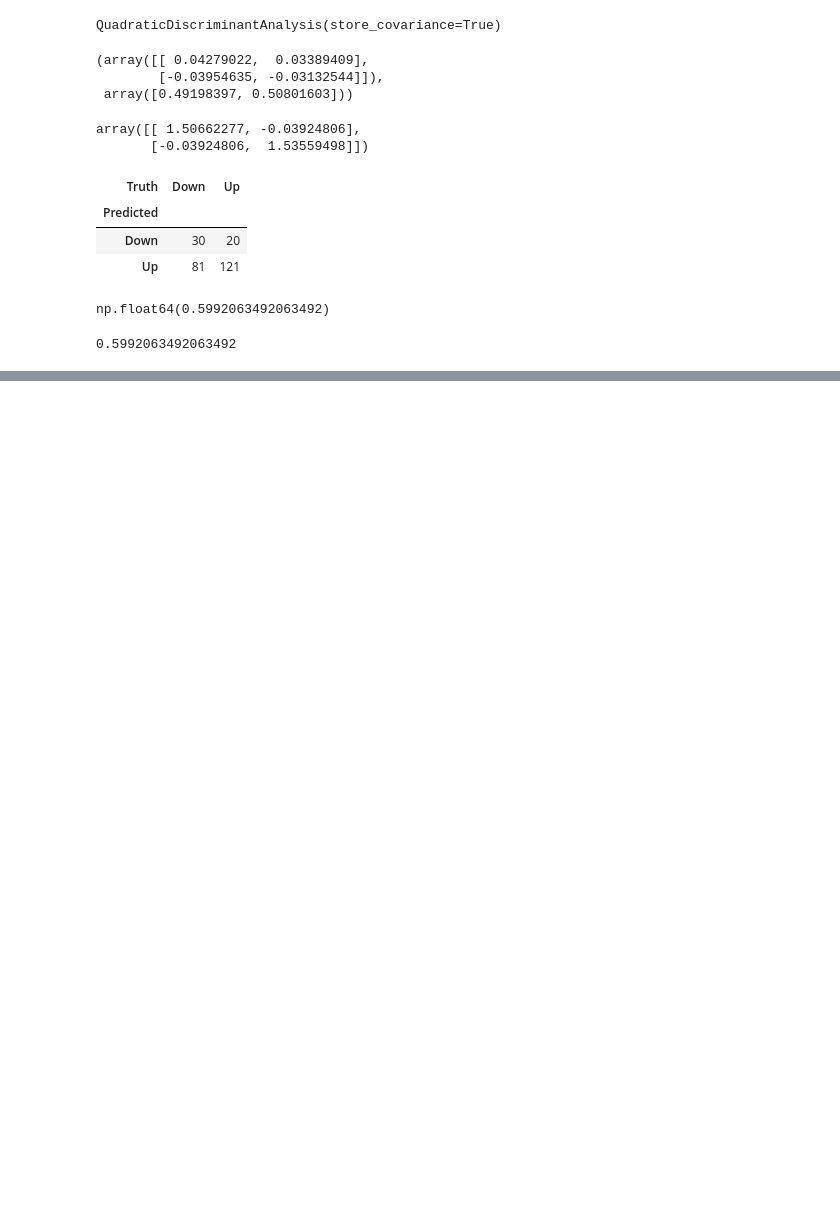
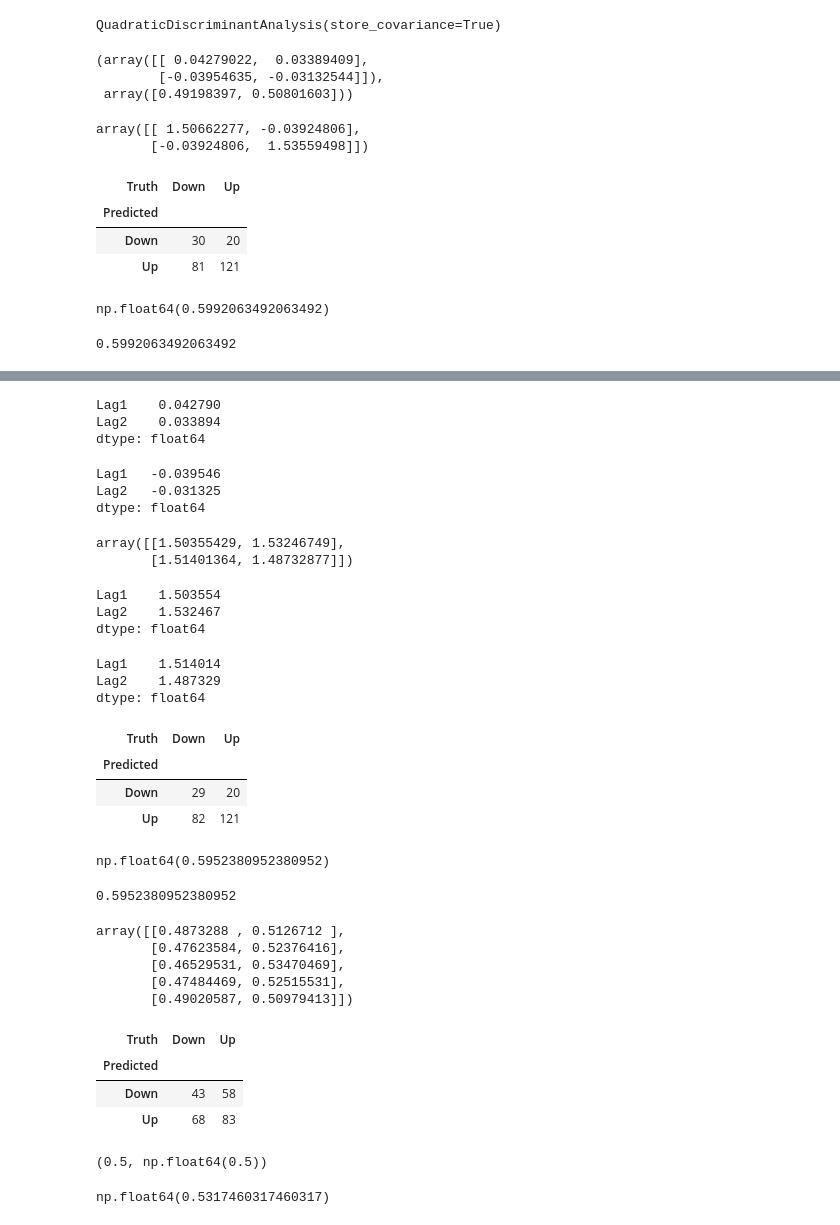
Before and after one commit to aravisv/islp-learning, a Jupyter notebook: Chapter_04_Classification/exercise_code/lab.ipynb, the cells around one changed output, grey strips where cells are left out. Saved outputs shown, nothing was run; the diff lists cells and outputs as text; code cells hidden in the pictures; blank space fills up the shorter version.

```diff
--- a/Chapter_04_Classification/exercise_code/lab.ipynb
+++ b/Chapter_04_Classification/exercise_code/lab.ipynb
@@ -288,3 +316,6 @@ np.float64(0.5992063492063492)
 """
 Naive Bayes
 """
+# %%
+NB = GaussianNB()
+NB.fit(X_train, Label_train)
@@ -290,0 +334,46 @@ Naive Bayes
+# %%
+X_train[Label_train == 'Down'].mean()
+# %% [output]
+Lag1    0.042790
+Lag2    0.033894
+dtype: float64
+# %%
+X_train[Label_train == 'Up'].mean()
+# %% [output]
+Lag1   -0.039546
+Lag2   -0.031325
+dtype: float64
+# %%
+# per class, per feature variances
+NB.var_
+# %% [output]
+array([[1.50355429, 1.53246749],
+       [1.51401364, 1.48732877]])
+# %%
+X_train[Label_train == 'Down'].var(ddof=0)
+# %% [output]
+Lag1    1.503554
+Lag2    1.532467
+dtype: float64
+# %%
+X_train[Label_train == 'Up'].var(ddof=0)
+# %% [output]
+Lag1    1.514014
+Lag2    1.487329
+dtype: float64
+# %%
+nb_labels = NB.predict(X_test)
+confusion_table(nb_labels, Label_test)
+# %% [output]
+| Truth | Down | Up |
+| Predicted |  |  |
+| Down | 29 | 20 |
+| Up | 82 | 121 |
+# %%
+np.mean(nb_labels == Label_test)
+# %% [output]
+np.float64(0.5952380952380952)
+# %%
+(121+29)/252
+# %% [output]
+0.5952380952380952
@@ -290,0 +384,9 @@ Naive Bayes
+# %%
+# predict the probability of each class for observations
+NB.predict_proba(X_test)[:5]
+# %% [output]
+array([[0.4873288 , 0.5126712 ],
+       [0.47623584, 0.52376416],
+       [0.46529531, 0.53470469],
+       [0.47484469, 0.52515531],
+       [0.49020587, 0.50979413]])
@@ -290,0 +397,21 @@ Naive Bayes
+# %%
+knn1 = KNeighborsClassifier(n_neighbors=1)
+X_train, X_test = [np.asarray(X) for X in [X_train, X_test]]
+knn1.fit(X_train, Label_train)
+knn1_pred = knn1.predict(X_test)
+confusion_table(knn1_pred, Label_test)
+# %% [output]
+| Truth | Down | Up |
+| Predicted |  |  |
+| Down | 43 | 58 |
+| Up | 68 | 83 |
+# %%
+(83+43)/252, np.mean(knn1_pred == Label_test)
+# %% [output]
+(0.5, np.float64(0.5))
+# %%
+knn3 = KNeighborsClassifier(n_neighbors=3)
+knn3_pred = knn3.fit(X_train, Label_train).predict(X_test)
+np.mean(knn3_pred == Label_test)
+# %% [output]
+np.float64(0.5317460317460317)
```
Also changed, not shown: parts of 39 cells of this notebook, 1 other file.
